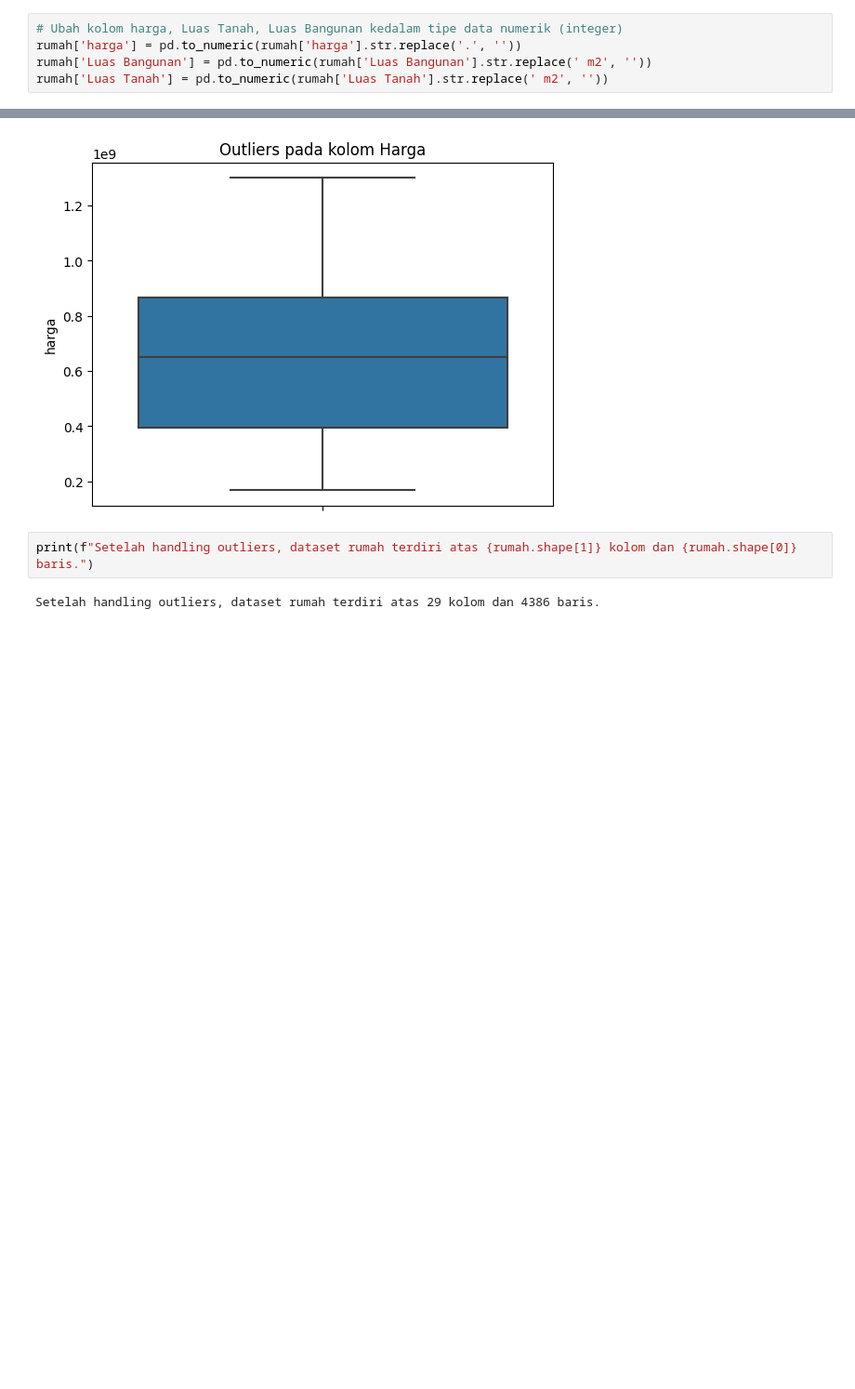
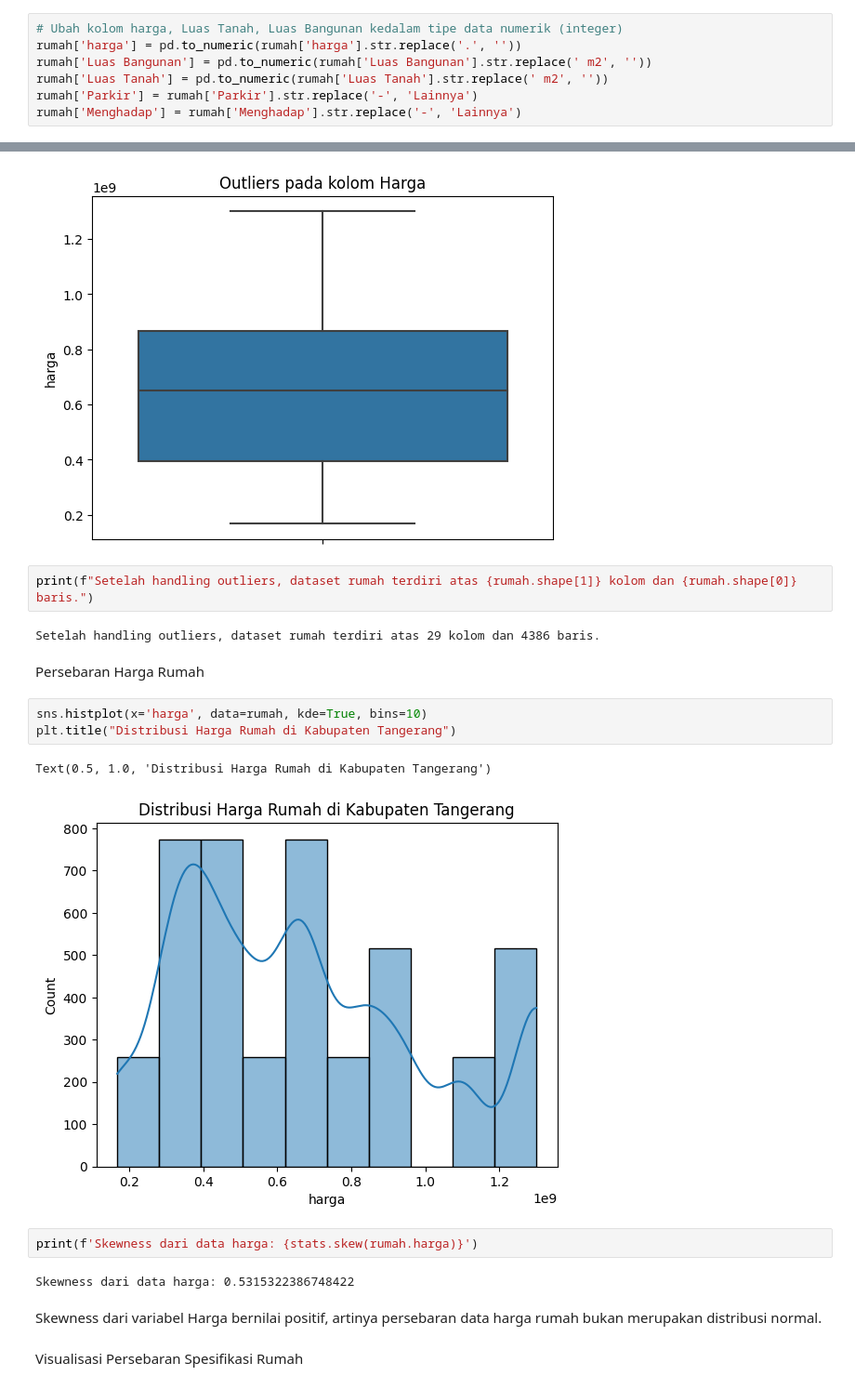
Before and after one commit to daff00/house-price-prediction, a Jupyter notebook: house_price_prediction.ipynb, the cells around one changed output, grey strips where cells are left out. Shown at 93% size. Saved outputs shown, nothing was run; the diff lists cells and outputs as text; blank space fills up the shorter version.

```diff
--- a/house_price_prediction.ipynb
+++ b/house_price_prediction.ipynb
@@ -197,6 +201,8 @@ Dataset rumah terdiri atas 29 kolom dan 4644 baris.
 rumah['harga'] = pd.to_numeric(rumah['harga'].str.replace('.', ''))
 rumah['Luas Bangunan'] = pd.to_numeric(rumah['Luas Bangunan'].str.replace(' m2', ''))
 rumah['Luas Tanah'] = pd.to_numeric(rumah['Luas Tanah'].str.replace(' m2', ''))
+rumah['Parkir'] = rumah['Parkir'].str.replace('-', 'Lainnya')
+rumah['Menghadap'] = rumah['Menghadap'].str.replace('-', 'Lainnya')
 # %% [markdown]
 ---
 #### Exploratory Data Analysis
@@ -250,3 +276,18 @@ Text(0.5, 1.0, 'Outliers pada kolom Harga')
 print(f"Setelah handling outliers, dataset rumah terdiri atas {rumah.shape[1]} kolom dan {rumah.shape[0]} baris.")
 # %% [output]
 Setelah handling outliers, dataset rumah terdiri atas 29 kolom dan 4386 baris.
+# %% [markdown]
+Persebaran Harga Rumah
+# %%
+sns.histplot(x='harga', data=rumah, kde=True, bins=10)
+plt.title("Distribusi Harga Rumah di Kabupaten Tangerang")
+# %% [output]
+Text(0.5, 1.0, 'Distribusi Harga Rumah di Kabupaten Tangerang')
+[figure, added]
+# %%
+print(f'Skewness dari data harga: {stats.skew(rumah.harga)}')
+# %% [output]
+Skewness dari data harga: 0.5315322386748422
+# %% [markdown]
+Skewness dari variabel Harga bernilai positif, artinya persebaran data harga rumah bukan merupakan distribusi normal. <br> <br>
+Visualisasi Persebaran Spesifikasi Rumah
```
Also changed, not shown: parts of 11 cells of this notebook.
